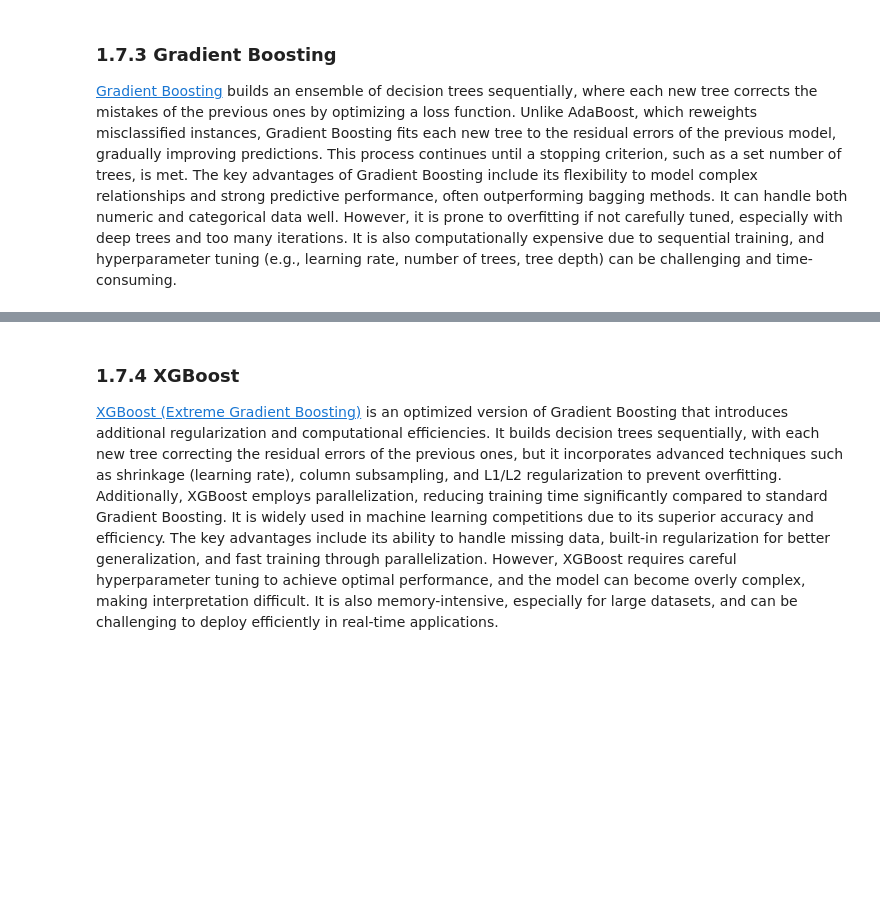
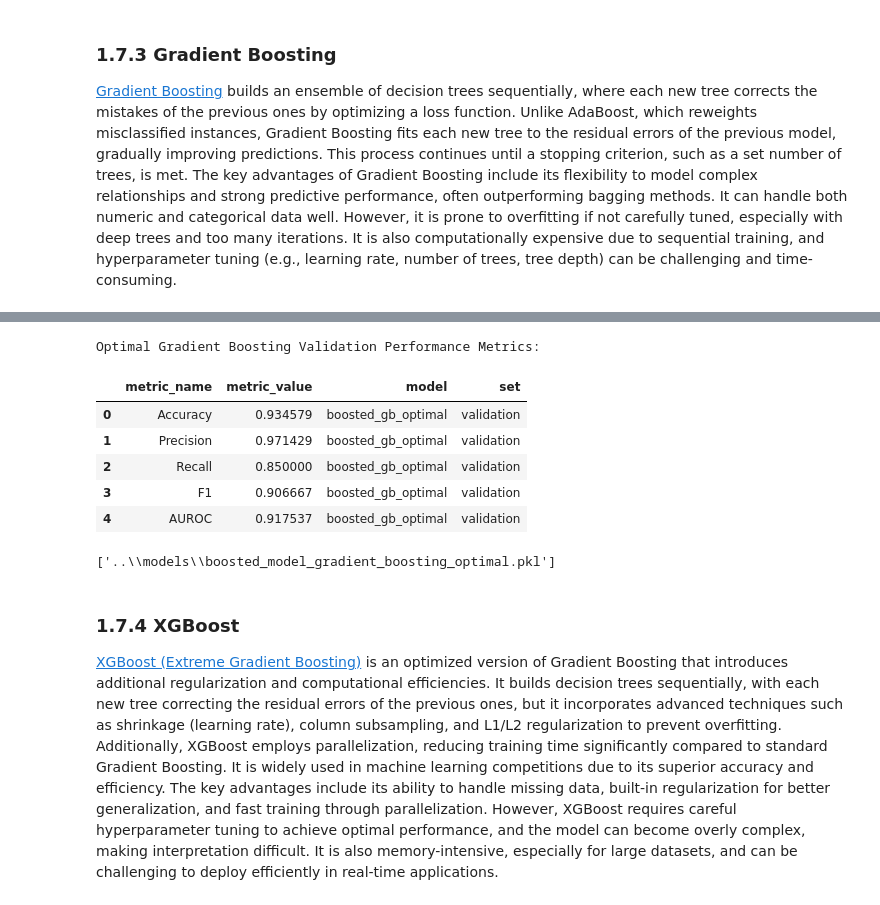
Before and after one commit to JohnPaulinePineda/Portfolio_Project_63, a Jupyter notebook: codes/DetectingAndAnalyzingMachineLearningModelDriftUsingOpenSourceMonitoringTools.ipynb, the cells around one changed output, grey strips where cells are left out. Drawn from its saved outputs; the diff is of its cells as text; code cells hidden in the pictures; blank space fills up the shorter version.

```diff
--- a/codes/DetectingAndAnalyzingMachineLearningModelDriftUsingOpenSourceMonitoringTools.ipynb
+++ b/codes/DetectingAndAnalyzingMachineLearningModelDriftUsingOpenSourceMonitoringTools.ipynb
@@ -2369,3 +2573,30 @@ joblib.dump(boosted_ab_optimal,
+# %%
+##################################
+# Gathering the model evaluation metrics
+# for the validation data
+##################################
+boosted_gb_optimal_validation = model_performance_evaluation(y_validation_encoded, boosted_gb_optimal.predict(X_validation))
+boosted_gb_optimal_validation['model'] = ['boosted_gb_optimal'] * 5
+boosted_gb_optimal_validation['set'] = ['validation'] * 5
+print('Optimal Gradient Boosting Validation Performance Metrics: ')
+display(boosted_gb_optimal_validation)
+# %% [output]
+Optimal Gradient Boosting Validation Performance Metrics:
+|  | metric_name | metric_value | model | set |
+| 0 | Accuracy | 0.934579 | boosted_gb_optimal | validation |
+| 1 | Precision | 0.971429 | boosted_gb_optimal | validation |
+| 2 | Recall | 0.850000 | boosted_gb_optimal | validation |
+| 3 | F1 | 0.906667 | boosted_gb_optimal | validation |
+| 4 | AUROC | 0.917537 | boosted_gb_optimal | validation |
+# %%
+##################################
+# Saving the best individual model
+# developed from the train data
+##################################
+joblib.dump(boosted_gb_optimal,
+            os.path.join("..", MODELS_PATH, "boosted_model_gradient_boosting_optimal.pkl"))
+# %% [output]
+['..\\models\\boosted_model_gradient_boosting_optimal.pkl']
 # %% [markdown]
 ### 1.7.4 XGBoost<a class="anchor" id="1.7.4"></a>
 
```
Also changed, not shown: parts of 16 cells of this notebook, 3 other files.
